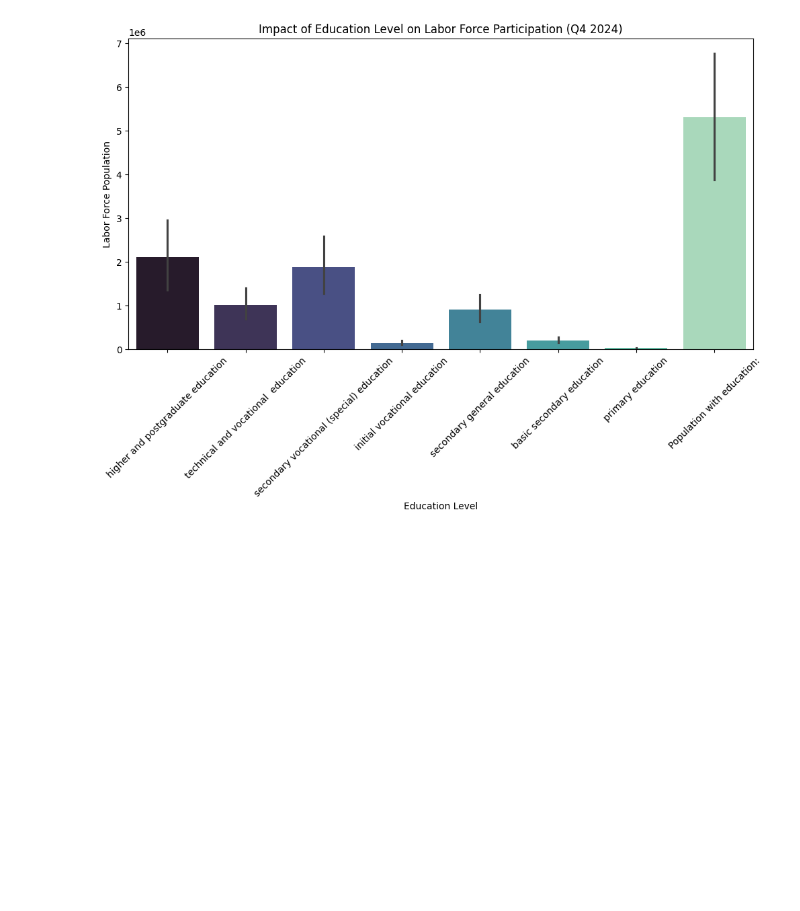
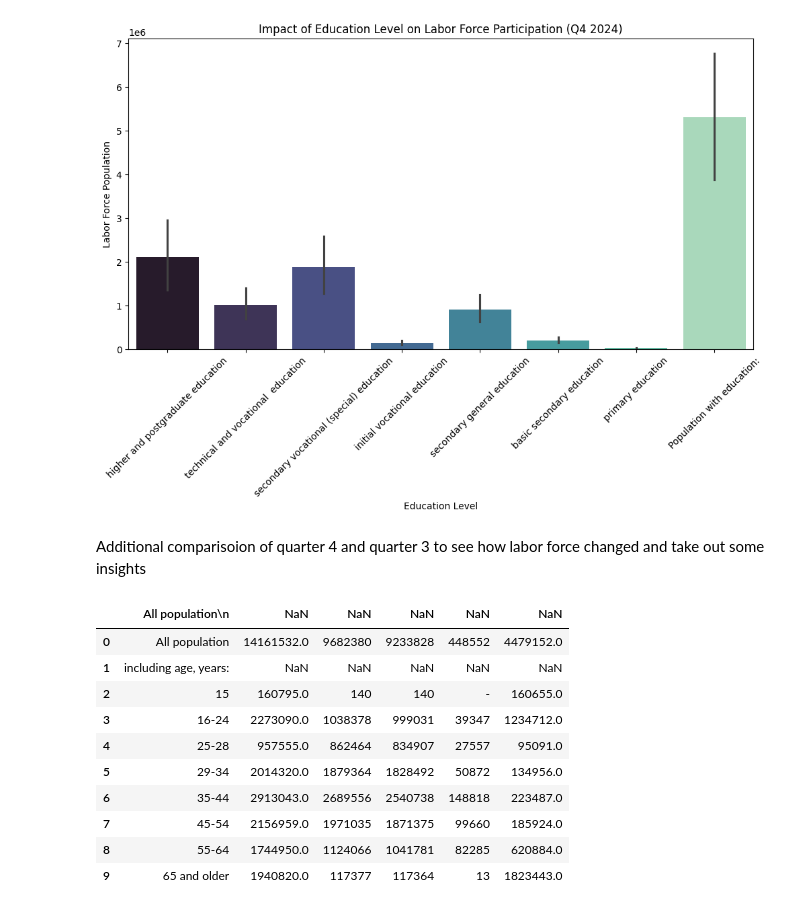
Before and after one commit to bochida/Economic-and-Employment-analysis-of-2024, a Jupyter notebook: python_analysis.ipynb, the cells around one changed output. Cells and saved outputs as stored; diff of their text form; code cells hidden in the pictures; blank space fills up the shorter version.

```diff
--- a/python_analysis.ipynb
+++ b/python_analysis.ipynb
@@ -182,6 +182,30 @@ plt.xticks(rotation=45)
 plt.show()
 # %% [output]
 [figure]
+# %% [markdown]
+Additional comparisoion of quarter 4 and quarter 3 to see how labor force changed and take out some insights
+# %%
+file_path3 = "additional_dataset_q3.xls"
+
+df = pd.read_excel(file_path3, sheet_name='2.1.', skiprows=5)
+df.head
+
+df.columns = df.iloc[0].values
+df = df[1:].reset_index(drop=True)
+
+df.head(10)
+# %% [output]
+|  | All population\n | NaN | NaN | NaN | NaN | NaN |
+| 0 | All population | 14161532.0 | 9682380 | 9233828 | 448552 | 4479152.0 |
+| 1 | including age, years: | NaN | NaN | NaN | NaN | NaN |
+| 2 | 15 | 160795.0 | 140 | 140 | - | 160655.0 |
+| 3 | 16-24 | 2273090.0 | 1038378 | 999031 | 39347 | 1234712.0 |
+| 4 | 25-28 | 957555.0 | 862464 | 834907 | 27557 | 95091.0 |
+| 5 | 29-34 | 2014320.0 | 1879364 | 1828492 | 50872 | 134956.0 |
+| 6 | 35-44 | 2913043.0 | 2689556 | 2540738 | 148818 | 223487.0 |
+| 7 | 45-54 | 2156959.0 | 1971035 | 1871375 | 99660 | 185924.0 |
+| 8 | 55-64 | 1744950.0 | 1124066 | 1041781 | 82285 | 620884.0 |
+| 9 | 65 and older | 1940820.0 | 117377 | 117364 | 13 | 1823443.0 |
 # %% [markdown]
 Total review of part 1:
 
```
Also changed, not shown: parts of 7 cells of this notebook.
